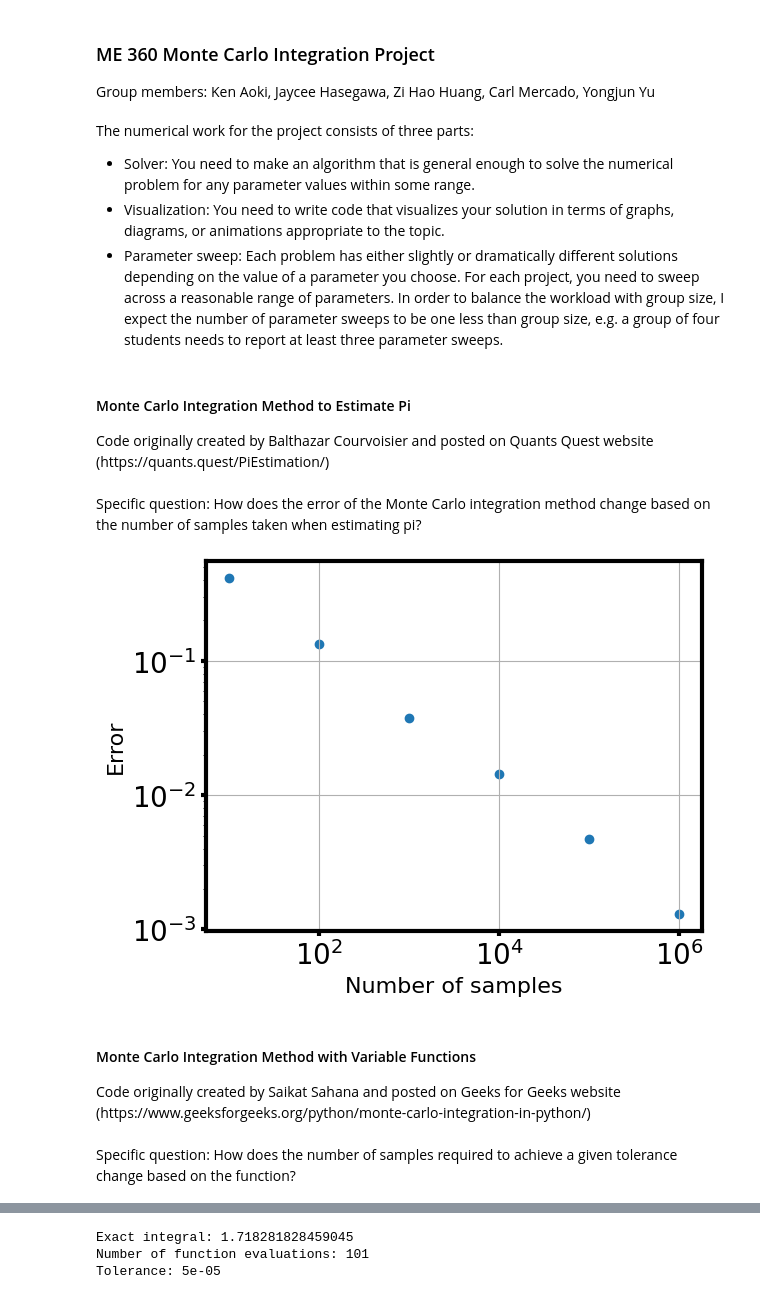
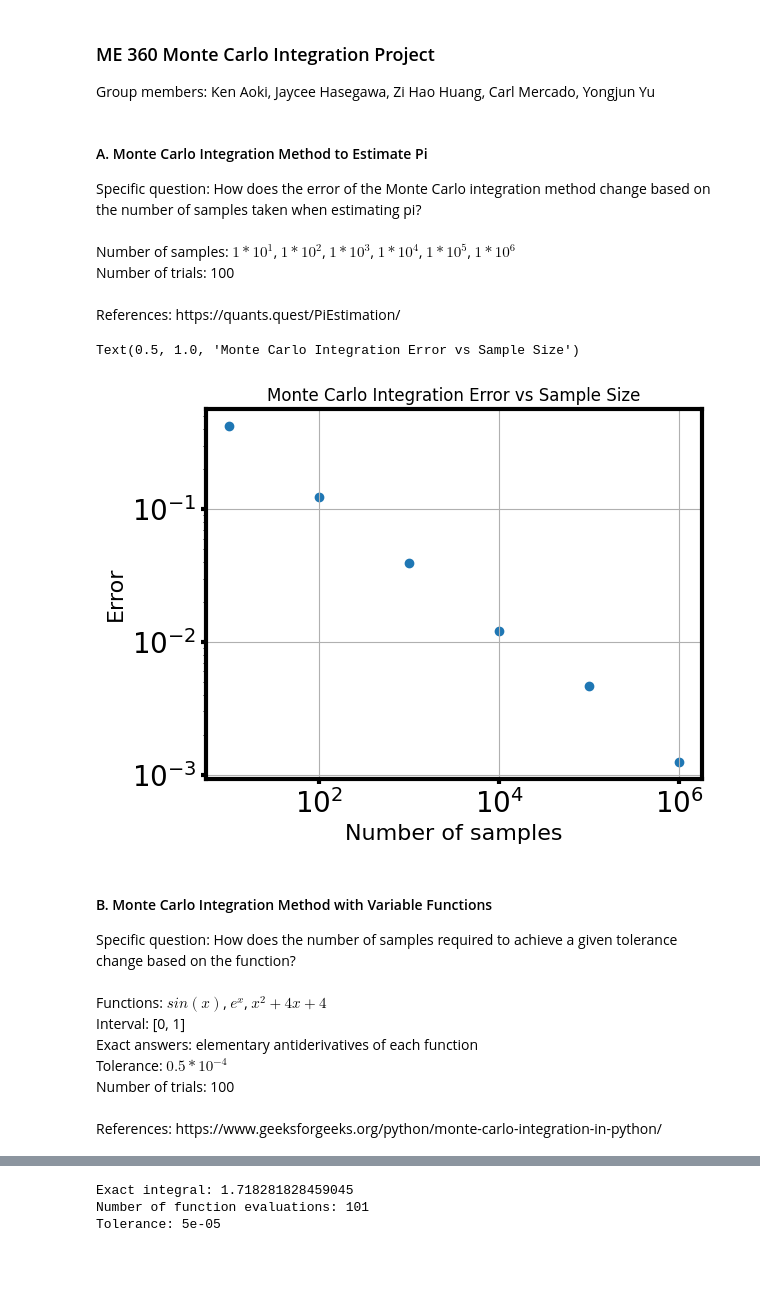
Before and after one commit to jayceeh8/me360_project, a Jupyter notebook: me360_project_combined.ipynb, the cells around one changed output, grey strips where cells are left out. Cells and saved outputs as stored; diff of their text form; code cells hidden in the pictures; blank space fills up the shorter version.

Commit message:
Updated headings for each section

```diff
--- a/me360_project_combined.ipynb
+++ b/me360_project_combined.ipynb
@@ -1,15 +1,6 @@
 # %% [markdown]
 <h3>ME 360 Monte Carlo Integration Project</h3>
 Group members: Ken Aoki, Jaycee Hasegawa, Zi Hao Huang, Carl Mercado, Yongjun Yu
-# %% [markdown]
-The numerical work for the project consists of three parts:
-- Solver: You need to make an algorithm that is general enough to solve the numerical problem
-for any parameter values within some range.
-- Visualization: You need to write code that visualizes your solution in terms of graphs, diagrams, or animations appropriate to the topic.
-- Parameter sweep: Each problem has either slightly or dramatically different solutions depending on the value of a parameter you choose. For each project, you need to sweep across a
-reasonable range of parameters. In order to balance the workload with group size, I expect the
-number of parameter sweeps to be one less than group size, e.g. a group of four students needs to
-report at least three parameter sweeps.
 # %%
 import random
 import numpy as np
@@ -26,13 +17,16 @@ plt.rcParams['ytick.major.width'] = 3   # change the tick line width of y axis
 rc('text', usetex=False)                # disable LaTeX rendering in plots
 rc('font',**{'family':'DejaVu Sans'})   # set the font of the plot to be DejaVu Sans
 # %% [markdown]
-<h4>Monte Carlo Integration Method to Estimate Pi</h4>
-Code originally created by Balthazar Courvoisier and posted on Quants Quest website
-<br>
-(https://quants.quest/PiEstimation/)
+<h4>A. Monte Carlo Integration Method to Estimate Pi</h4>
+Specific question: How does the error of the Monte Carlo integration method change based on the number of samples taken when estimating pi?
 <br>
 <br>
-Specific question: How does the error of the Monte Carlo integration method change based on the number of samples taken when estimating pi?
+Number of samples: $1*10^{1}$, $1*10^{2}$, $1*10^{3}$, $1*10^{4}$, $1*10^{5}$, $1*10^{6}$
+<br>
+Number of trials: 100
+<br>
+<br>
+References: https://quants.quest/PiEstimation/
 # %%
 def est_pi(iter):
 
@@ -51,33 +45,44 @@ def est_pi(iter):
 # %%
 num_trials = 100
 samples = [1e1, 1e2, 1e3, 1e4, 1e5, 1e6]
 error = []
 all_errors = []
 
 for row in range(num_trials):
     for col in samples:
         error.append(abs(est_pi(col)-math.pi))
     all_errors.append(error)
     error = []
 
 avg_error = np.mean(all_errors, axis=0)
 
 plt.scatter(samples, avg_error)
 plt.xscale('log')
 plt.yscale('log')
 plt.xlabel('Number of samples', fontsize = 16)
 plt.ylabel('Error', fontsize = 16)
 plt.grid()
+plt.title("Monte Carlo Integration Error vs Sample Size")
 # %% [output]
+Text(0.5, 1.0, 'Monte Carlo Integration Error vs Sample Size')
-[figure, old version]
+[figure, new version]
 # %% [markdown]
-<h4>Monte Carlo Integration Method with Variable Functions</h4>
-Code originally created by Saikat Sahana and posted on Geeks for Geeks website
-<br>
-(https://www.geeksforgeeks.org/python/monte-carlo-integration-in-python/)
+<h4>B. Monte Carlo Integration Method with Variable Functions</h4>
+Specific question: How does the number of samples required to achieve a given tolerance change based on the function?
 <br>
 <br>
-Specific question: How does the number of samples required to achieve a given tolerance change based on the function?
+Functions: $sin(x)$, $e^{x}$, $x^{2}+4x+4$
+<br>
+Interval: [0, 1]
+<br>
+Exact answers: elementary antiderivatives of each function
+<br>
+Tolerance: $0.5*10^{-4}$
+<br>
+Number of trials: 100
+<br>
+<br>
+References: https://www.geeksforgeeks.org/python/monte-carlo-integration-in-python/
 # %%
 # Declares functions used for parameter sweep
 def fun1(x):
```
Also changed, not shown: parts of 4 cells of this notebook.
